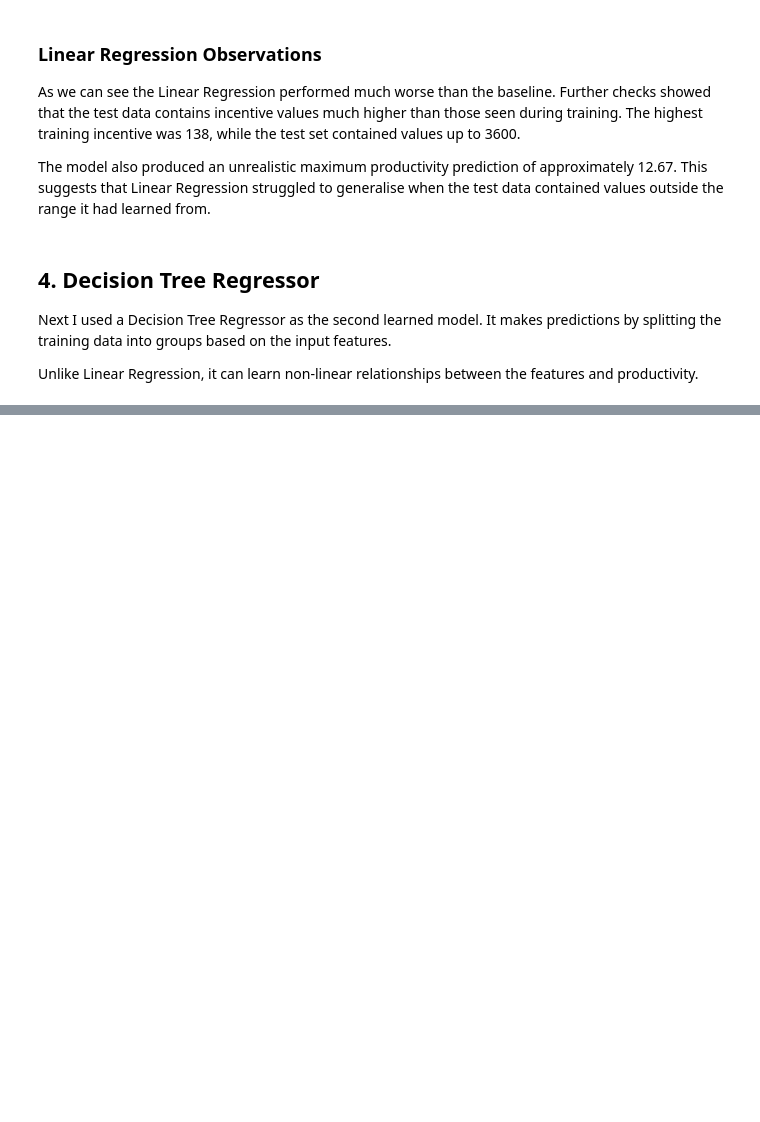
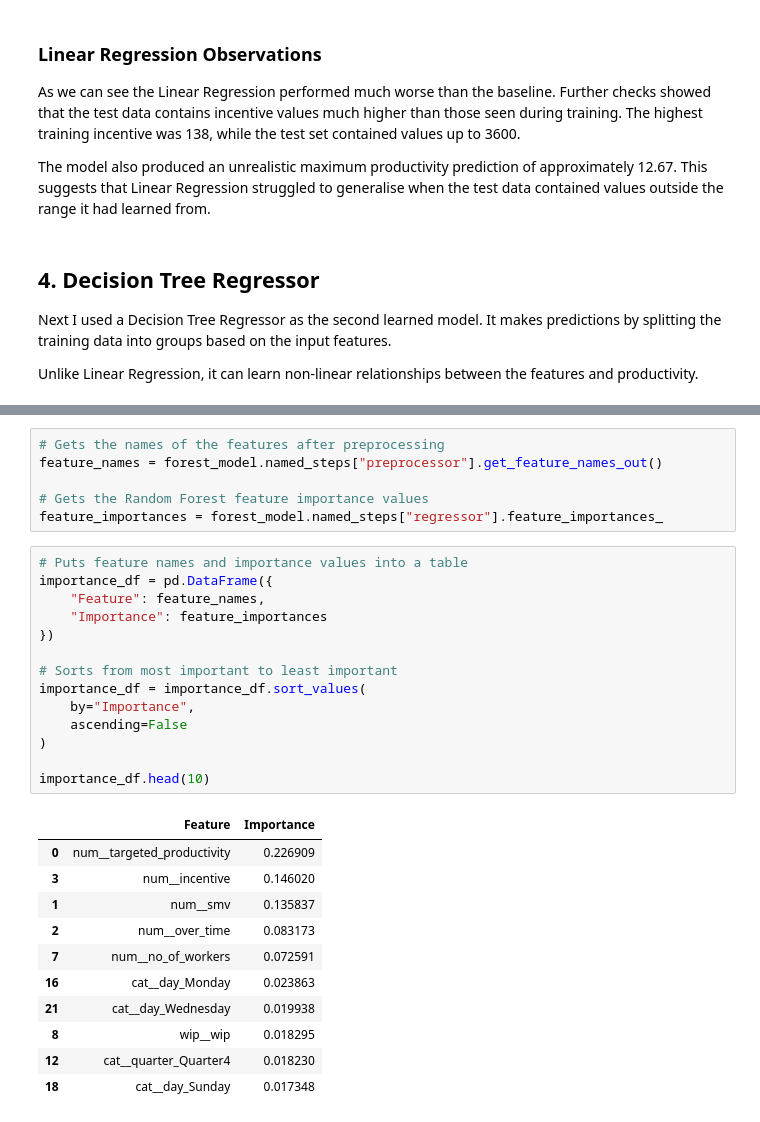
Before and after one commit to olabxo/garment-productivity-ml, a Jupyter notebook: notebooks/03_garment_model_comparison.ipynb, the cells around one changed output, grey strips where cells are left out. Saved outputs shown, nothing was run; the diff lists cells and outputs as text; blank space fills up the shorter version.

```diff
--- a/notebooks/03_garment_model_comparison.ipynb
+++ b/notebooks/03_garment_model_comparison.ipynb
@@ -175,0 +325,32 @@ Unlike Linear Regression, it can learn non-linear relationships between the feat
+# %%
+# Gets the names of the features after preprocessing
+feature_names = forest_model.named_steps["preprocessor"].get_feature_names_out()
+
+# Gets the Random Forest feature importance values
+feature_importances = forest_model.named_steps["regressor"].feature_importances_
+# %%
+# Puts feature names and importance values into a table
+importance_df = pd.DataFrame({
+    "Feature": feature_names,
+    "Importance": feature_importances
+})
+
+# Sorts from most important to least important
+importance_df = importance_df.sort_values(
+    by="Importance",
+    ascending=False
+)
+
+importance_df.head(10)
+# %% [output]
+|  | Feature | Importance |
+| 0 | num__targeted_productivity | 0.226909 |
+| 3 | num__incentive | 0.146020 |
+| 1 | num__smv | 0.135837 |
+| 2 | num__over_time | 0.083173 |
+| 7 | num__no_of_workers | 0.072591 |
+| 16 | cat__day_Monday | 0.023863 |
+| 21 | cat__day_Wednesday | 0.019938 |
+| 8 | wip__wip | 0.018295 |
+| 12 | cat__quarter_Quarter4 | 0.018230 |
+| 18 | cat__day_Sunday | 0.017348 |
```
Also changed, not shown: parts of 21 cells of this notebook.
